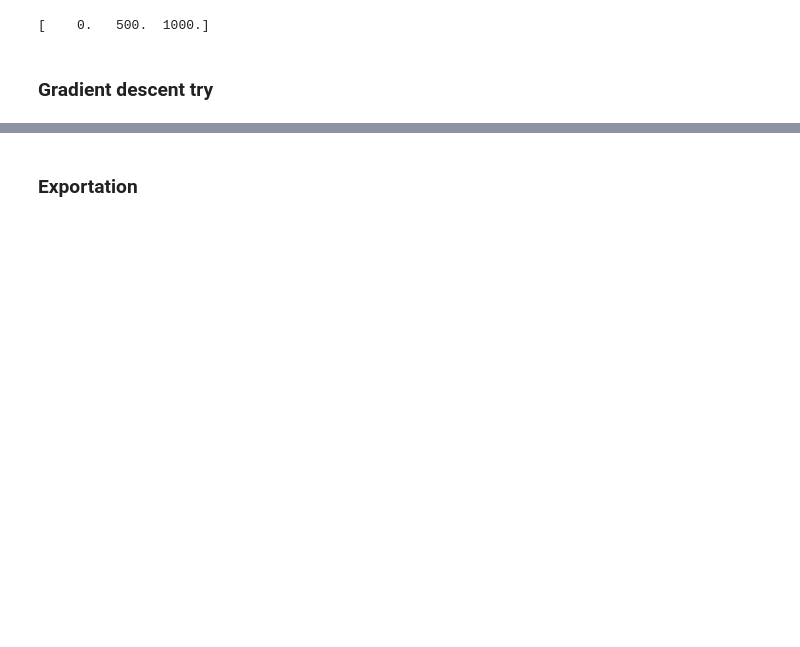
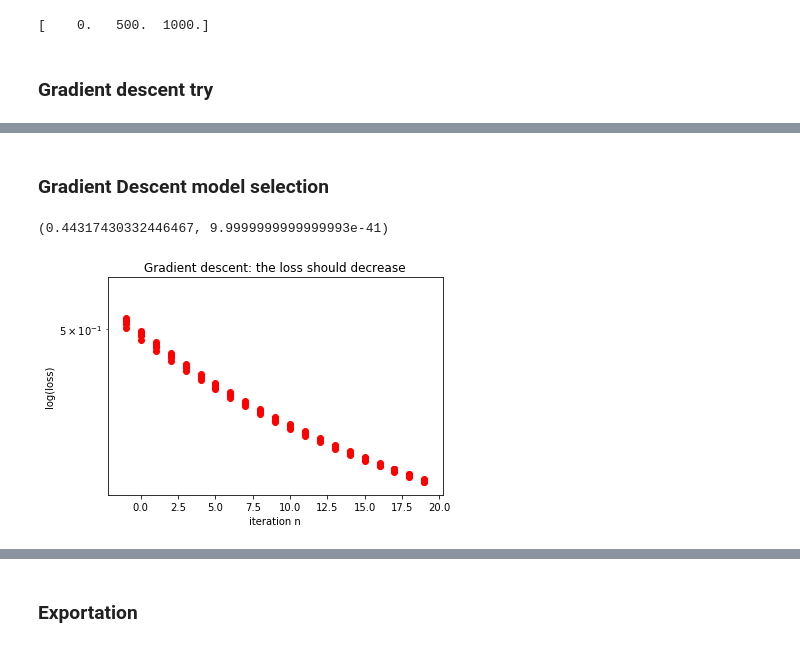
Before and after one commit to NiccoloSacchi/ml-boson, a Jupyter notebook: scripts/findBoson-val.ipynb, the cells around one changed output, grey strips where cells are left out. Cells and saved outputs as stored; diff of their text form; code cells hidden in the pictures; blank space fills up the shorter version.

```diff
--- a/scripts/findBoson-val.ipynb
+++ b/scripts/findBoson-val.ipynb
@@ -175,9 +188,0 @@ gamma = 0.5
-# %%
-initial_w = np.zeros(tx.shape[1])-1
-max_iters = 5 # try a small one first to check it is converging
-gamma = 0.000000000002 # very small (for higher diverges)
-
-_, w = gradient_descent(y, tx, initial_w, max_iters, gamma, batch_size=-1,
-                        print_output_with_weights=[0, 1, 2], plot_losses=True, costfunc=CostFunction.MSE)
-
-print(compute_loss(y, tx, w, costfunc=CostFunction.SUCCESS_RATIO))
@@ -191,0 +237,35 @@ Gradient Descent(4/4): loss=9624095788.514553, weights=[-0.99999996001429248, -1
+# %% [markdown]
+### Gradient Descent model selection
+# %%
+from implementations_sol import *
+
+tx = build_poly(x,1)
+max_iters = 20
+
+nb_gammas = 10
+nb_weights = 5
+gammas = np.linspace(1e0,1e-4,nb_gammas)
+weights = np.linspace(1e0,1e-2,nb_weights)
+
+best_w
+best_loss = 10**100
+best_gamma = 0
+best_weight = 0
+
+for i in range(10):
+    initial_w = np.random.rand(tx.shape[1])-np.ones(tx.shape[1])
+
+    initial_w = initial_w*weight
+    loss,w = gradient_descent(y, tx, initial_w, max_iters, 0.01)
+    if loss<best_loss:
+        best_loss = loss
+        best_w = w
+        best_gamma = gamma
+        best_weight = weight
+
+
+
+best_loss,best_gamma
+# %% [output]
+(0.44317430332446467, 9.9999999999999993e-41)
+[figure, added]
```
Also changed, not shown: parts of 17 cells of this notebook, 4 other files.
